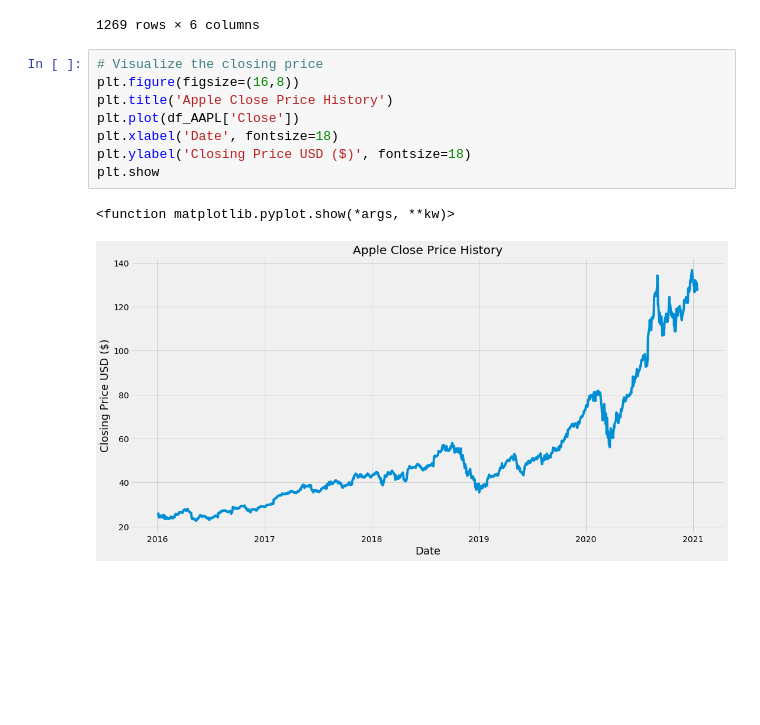
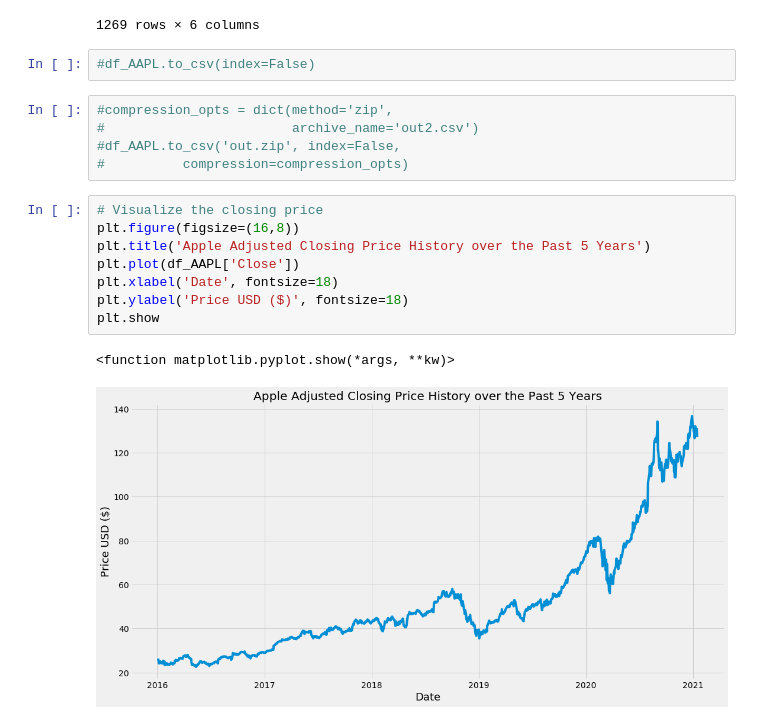
Before and after one commit to dd2-GWFinTech-Projects/Project2-InvestmentSuggestionFramework, a Jupyter notebook: Price-Forecasting/Solved/Machine_Learning_2.ipynb, the cells around one changed output. Drawn from its saved outputs; the diff is of its cells as text; blank space fills up the shorter version.

```diff
--- a/Price-Forecasting/Solved/Machine_Learning_2.ipynb
+++ b/Price-Forecasting/Solved/Machine_Learning_2.ipynb
@@ -32,14 +32,21 @@ df_AAPL
 | 2021-01-14 | 128.910004 | 128.910004 | 131.000000 | 128.759995 | 130.800003 | 90221800.0 |
 | 2021-01-15 | 127.139999 | 127.139999 | 130.220001 | 127.000000 | 128.779999 | 111235300.0 |
 1269 rows × 6 columns
+# %%
+#df_AAPL.to_csv(index=False)
+# %%
+#compression_opts = dict(method='zip',
+#                        archive_name='out2.csv')
+#df_AAPL.to_csv('out.zip', index=False,
+#          compression=compression_opts)
 # %%
 # Visualize the closing price
 plt.figure(figsize=(16,8))
-plt.title('Apple Close Price History')
+plt.title('Apple Adjusted Closing Price History over the Past 5 Years')
 plt.plot(df_AAPL['Close'])
 plt.xlabel('Date', fontsize=18)
-plt.ylabel('Closing Price USD ($)', fontsize=18)
+plt.ylabel('Price USD ($)', fontsize=18)
 plt.show
 # %% [output]
 <function matplotlib.pyplot.show(*args, **kw)>
-[figure, old version]
+[figure, new version]
```
Also changed, not shown: parts of 4 cells of this notebook, 12 other files.
